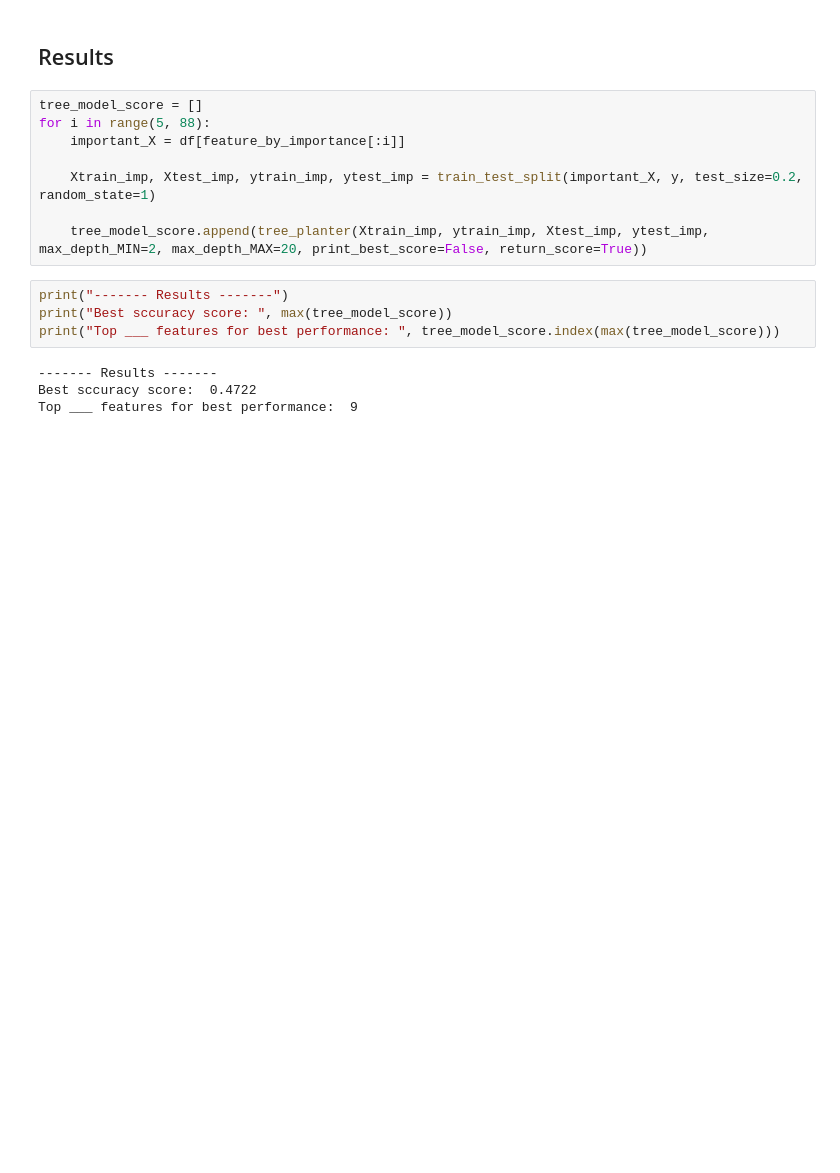
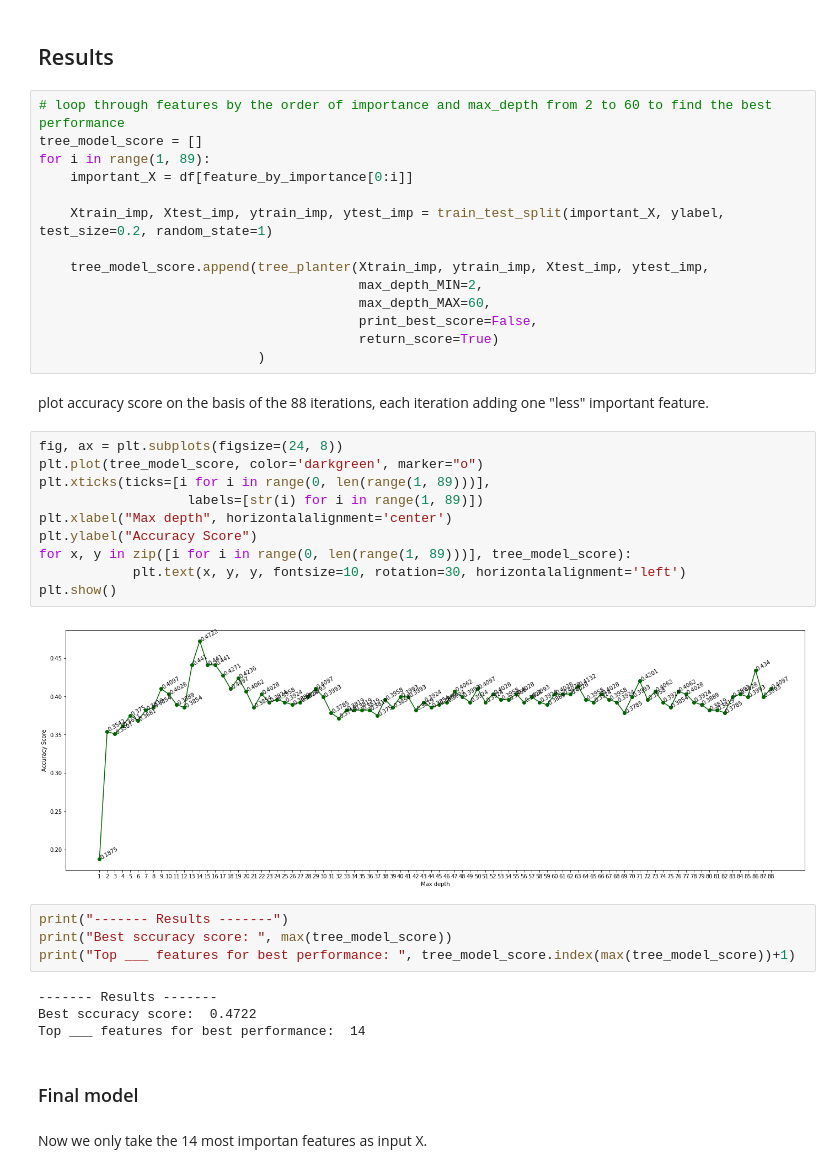
Before and after one commit to Cui-ht/Emotional_Speech_Features-RAVDESS-Experiment, a Jupyter notebook: decision_tree_model.ipynb, the cells around one changed output. Drawn from its saved outputs; the diff is of its cells as text; blank space fills up the shorter version.

```diff
--- a/decision_tree_model.ipynb
+++ b/decision_tree_model.ipynb
@@ -133,18 +143,42 @@ plt.show()
 # %% [markdown]
 ## Results
 # %%
+# loop through features by the order of importance and max_depth from 2 to 60 to find the best performance
 tree_model_score = []
-for i in range(5, 88):
-    important_X = df[feature_by_importance[:i]]
+for i in range(1, 89):
+    important_X = df[feature_by_importance[0:i]]
 
-    Xtrain_imp, Xtest_imp, ytrain_imp, ytest_imp = train_test_split(important_X, y, test_size=0.2, random_state=1)
+    Xtrain_imp, Xtest_imp, ytrain_imp, ytest_imp = train_test_split(important_X, ylabel, test_size=0.2, random_state=1)
 
-    tree_model_score.append(tree_planter(Xtrain_imp, ytrain_imp, Xtest_imp, ytest_imp, max_depth_MIN=2, max_depth_MAX=20, print_best_score=False, return_score=True))
+    tree_model_score.append(tree_planter(Xtrain_imp, ytrain_imp, Xtest_imp, ytest_imp,
+                                         max_depth_MIN=2,
+                                         max_depth_MAX=60,
+                                         print_best_score=False,
+                                         return_score=True)
+                            )
+# %% [markdown]
+plot accuracy score on the basis of the 88 iterations, each iteration adding one "less" important feature.
+# %%
+fig, ax = plt.subplots(figsize=(24, 8))
+plt.plot(tree_model_score, color='darkgreen', marker="o")
+plt.xticks(ticks=[i for i in range(0, len(range(1, 89)))],
+                   labels=[str(i) for i in range(1, 89)])
+plt.xlabel("Max depth", horizontalalignment='center')
+plt.ylabel("Accuracy Score")
+for x, y in zip([i for i in range(0, len(range(1, 89)))], tree_model_score):
+            plt.text(x, y, y, fontsize=10, rotation=30, horizontalalignment='left')
+plt.show()
+# %% [output]
+[figure, added]
 # %%
 print("------- Results -------")
 print("Best sccuracy score: ", max(tree_model_score))
-print("Top ___ features for best performance: ", tree_model_score.index(max(tree_model_score)))
+print("Top ___ features for best performance: ", tree_model_score.index(max(tree_model_score))+1)
 # %% [output]
 ------- Results -------
 Best sccuracy score:  0.4722
-Top ___ features for best performance:  9
+Top ___ features for best performance:  14
+# %% [markdown]
+### Final model
+# %% [markdown]
+Now we only take the 14 most importan features as input X.
```
Also changed, not shown: parts of 11 cells of this notebook.
